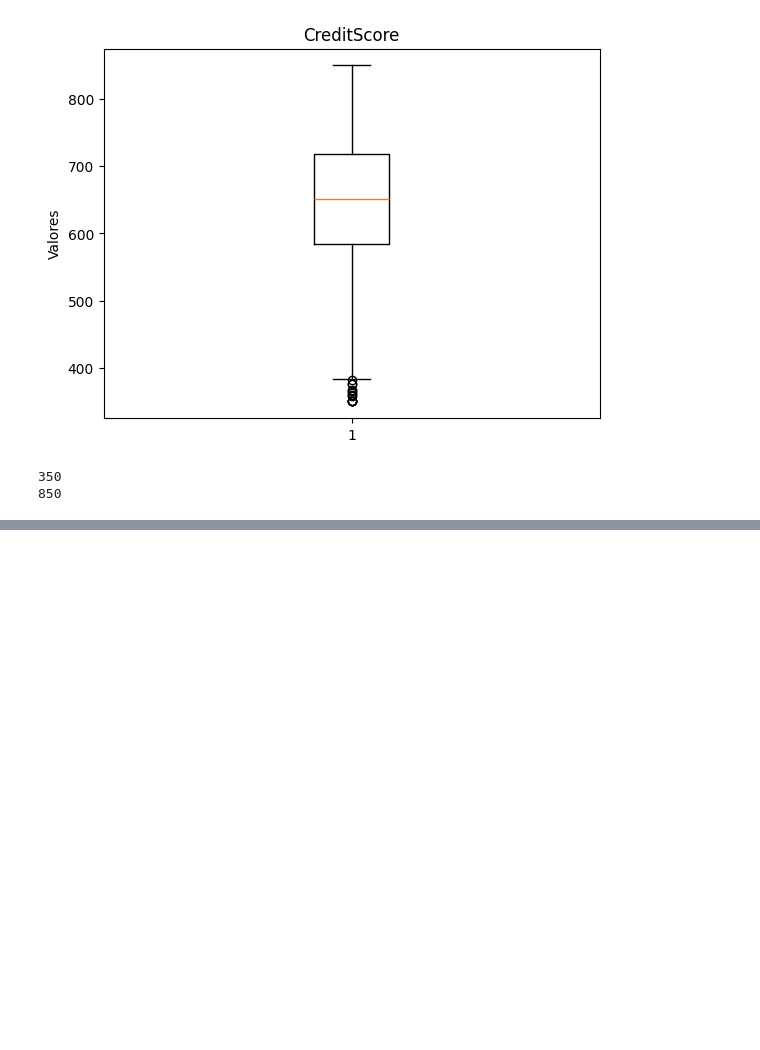
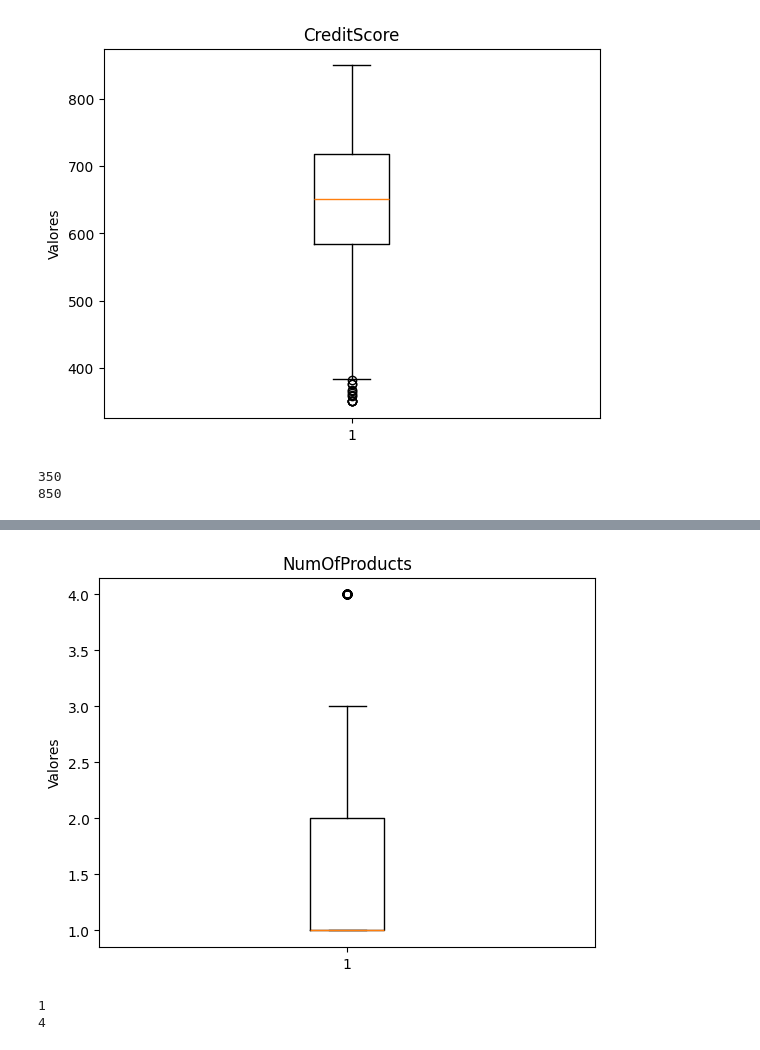
Before and after one commit to felippe-ribeiro/AulasIAFIAP, a Jupyter notebook: Aula4_FeatureScaling.ipynb, the cells around one changed output, grey strips where cells are left out. Drawn from its saved outputs; the diff is of its cells as text; code cells hidden in the pictures; blank space fills up the shorter version.

```diff
--- a/Aula4_FeatureScaling.ipynb
+++ b/Aula4_FeatureScaling.ipynb
@@ -66,0 +106,13 @@ print(df['CreditScore'].max())
+# %%
+plt.boxplot(df['NumOfProducts'])
+plt.title('NumOfProducts')
+plt.ylabel('Valores')
+plt.show()
+# %% [output]
+[figure, added]
+# %%
+print(df['NumOfProducts'].min())
+print(df['NumOfProducts'].max())
+# %% [output]
+1
+4
```
Also changed, not shown: parts of 32 cells of this notebook.
